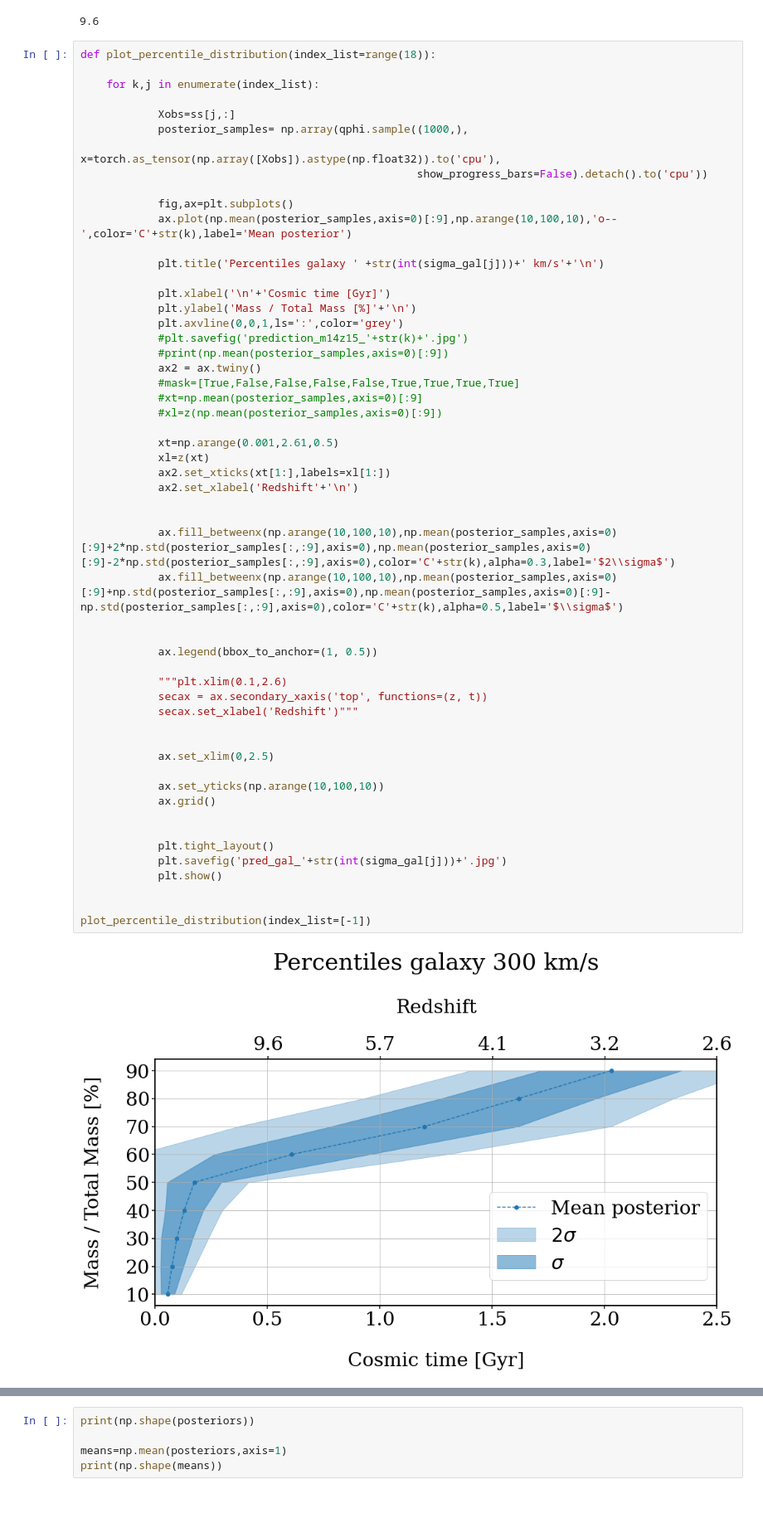
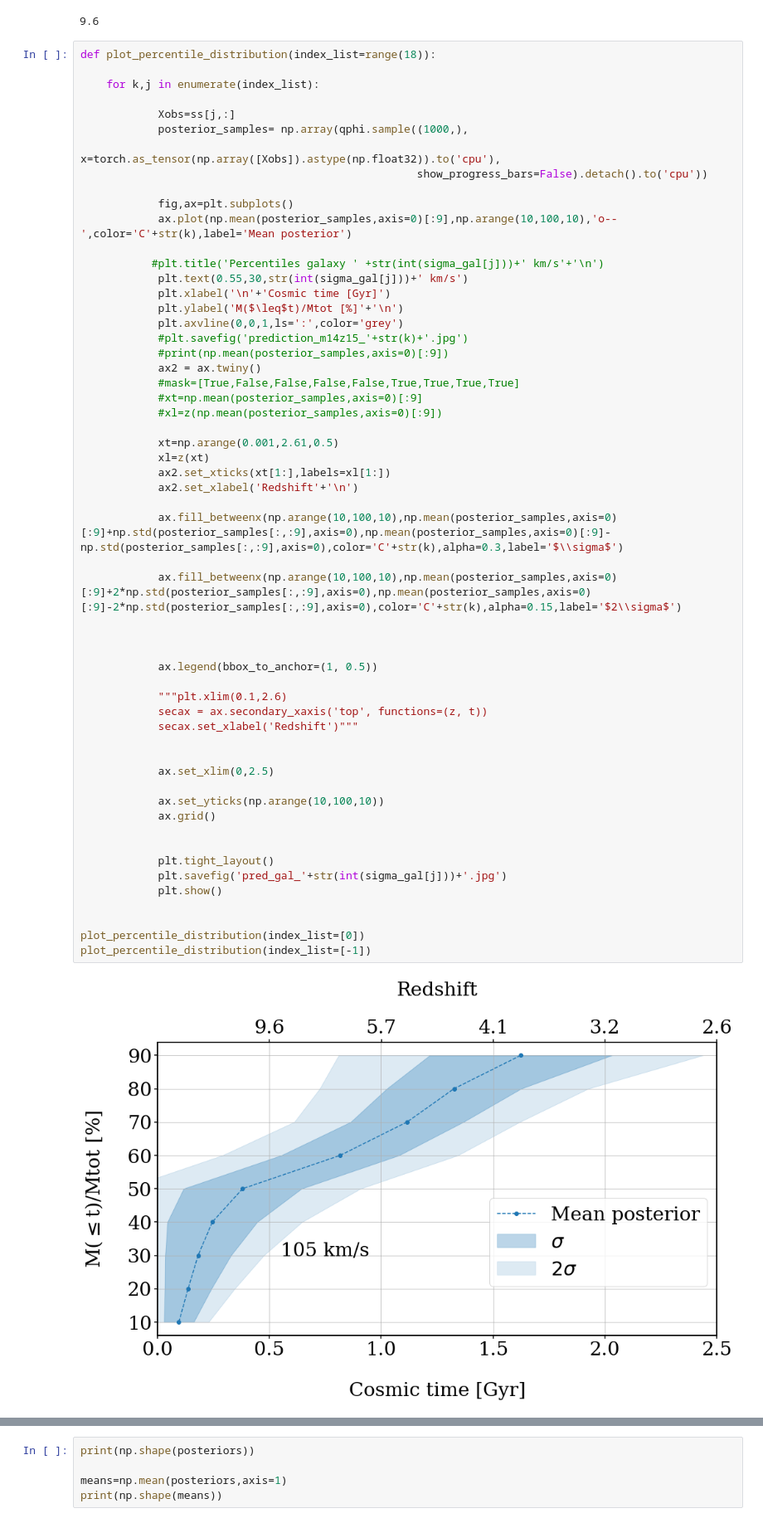
Before and after one commit to patriglesias/SBI_SFHs, a Jupyter notebook: observations_prior_redshift/prepare_obs.ipynb, the cells around one changed output, grey strips where cells are left out. Shown at 83% size. Cells and saved outputs as stored; diff of their text form.

```diff
--- a/observations_prior_redshift/prepare_obs.ipynb
+++ b/observations_prior_redshift/prepare_obs.ipynb
@@ -401,10 +401,10 @@ def plot_percentile_distribution(index_list=range(18)):
             fig,ax=plt.subplots()
             ax.plot(np.mean(posterior_samples,axis=0)[:9],np.arange(10,100,10),'o--',color='C'+str(k),label='Mean posterior')
 
-            plt.title('Percentiles galaxy ' +str(int(sigma_gal[j]))+' km/s'+'\n')
-
+           #plt.title('Percentiles galaxy ' +str(int(sigma_gal[j]))+' km/s'+'\n')
+            plt.text(0.55,30,str(int(sigma_gal[j]))+' km/s')
             plt.xlabel('\n'+'Cosmic time [Gyr]')
-            plt.ylabel('Mass / Total Mass [%]'+'\n')
+            plt.ylabel('M($\leq$t)/Mtot [%]'+'\n')
             plt.axvline(0,0,1,ls=':',color='grey')
             #plt.savefig('prediction_m14z15_'+str(k)+'.jpg')
             #print(np.mean(posterior_samples,axis=0)[:9])
@@ -414,33 +414,35 @@ def plot_percentile_distribution(index_list=range(18)):
             #xl=z(np.mean(posterior_samples,axis=0)[:9])
 
             xt=np.arange(0.001,2.61,0.5)
             xl=z(xt)
             ax2.set_xticks(xt[1:],labels=xl[1:])
             ax2.set_xlabel('Redshift'+'\n')
 
+            ax.fill_betweenx(np.arange(10,100,10),np.mean(posterior_samples,axis=0)[:9]+np.std(posterior_samples[:,:9],axis=0),np.mean(posterior_samples,axis=0)[:9]-np.std(posterior_samples[:,:9],axis=0),color='C'+str(k),alpha=0.3,label='$\\sigma$')
 
-            ax.fill_betweenx(np.arange(10,100,10),np.mean(posterior_samples,axis=0)[:9]+2*np.std(posterior_samples[:,:9],axis=0),np.mean(posterior_samples,axis=0)[:9]-2*np.std(posterior_samples[:,:9],axis=0),color='C'+str(k),alpha=0.3,label='$2\\sigma$')
-            ax.fill_betweenx(np.arange(10,100,10),np.mean(posterior_samples,axis=0)[:9]+np.std(posterior_samples[:,:9],axis=0),np.mean(posterior_samples,axis=0)[:9]-np.std(posterior_samples[:,:9],axis=0),color='C'+str(k),alpha=0.5,label='$\\sigma$')
+            ax.fill_betweenx(np.arange(10,100,10),np.mean(posterior_samples,axis=0)[:9]+2*np.std(posterior_samples[:,:9],axis=0),np.mean(posterior_samples,axis=0)[:9]-2*np.std(posterior_samples[:,:9],axis=0),color='C'+str(k),alpha=0.15,label='$2\\sigma$')
+
 
 
             ax.legend(bbox_to_anchor=(1, 0.5))
 
             """plt.xlim(0.1,2.6)
             secax = ax.secondary_xaxis('top', functions=(z, t))
             secax.set_xlabel('Redshift')"""
 
 
             ax.set_xlim(0,2.5)
 
             ax.set_yticks(np.arange(10,100,10))
             ax.grid()
 
 
             plt.tight_layout()
             plt.savefig('pred_gal_'+str(int(sigma_gal[j]))+'.jpg')
             plt.show()
 
 
+plot_percentile_distribution(index_list=[0])
 plot_percentile_distribution(index_list=[-1])
 # %% [output]
-[figure, old version]
+[figure, new version]
```
Also changed, not shown: parts of 4 cells of this notebook, 7 other files.
